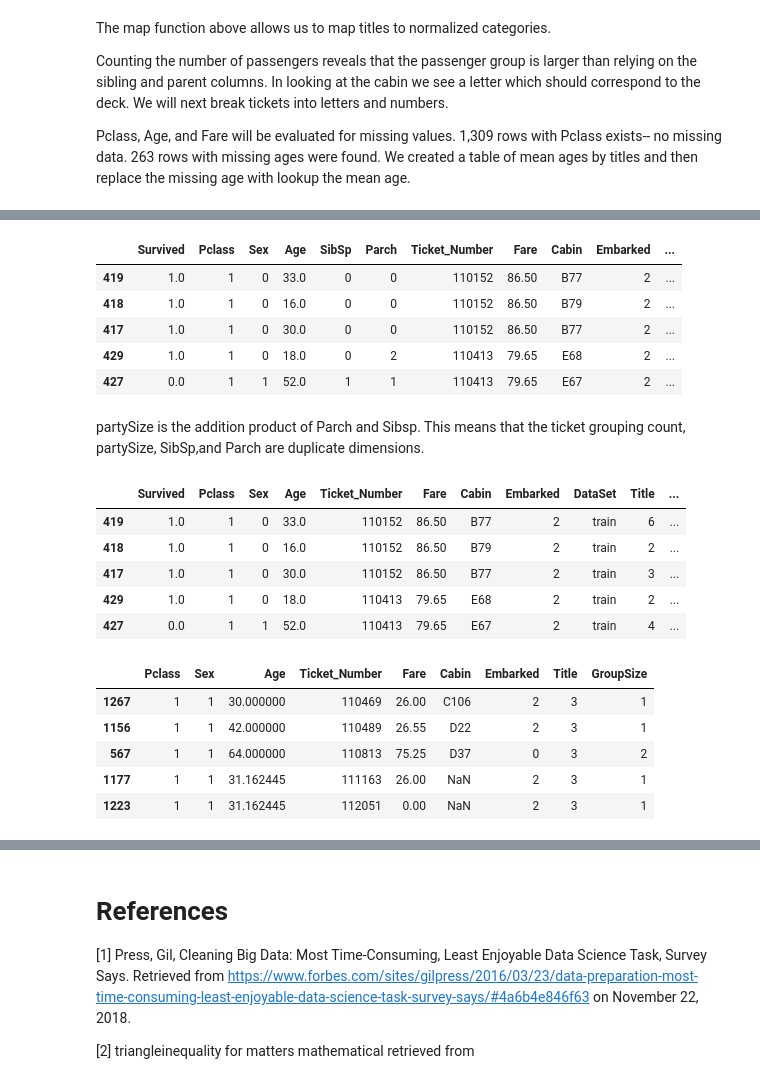
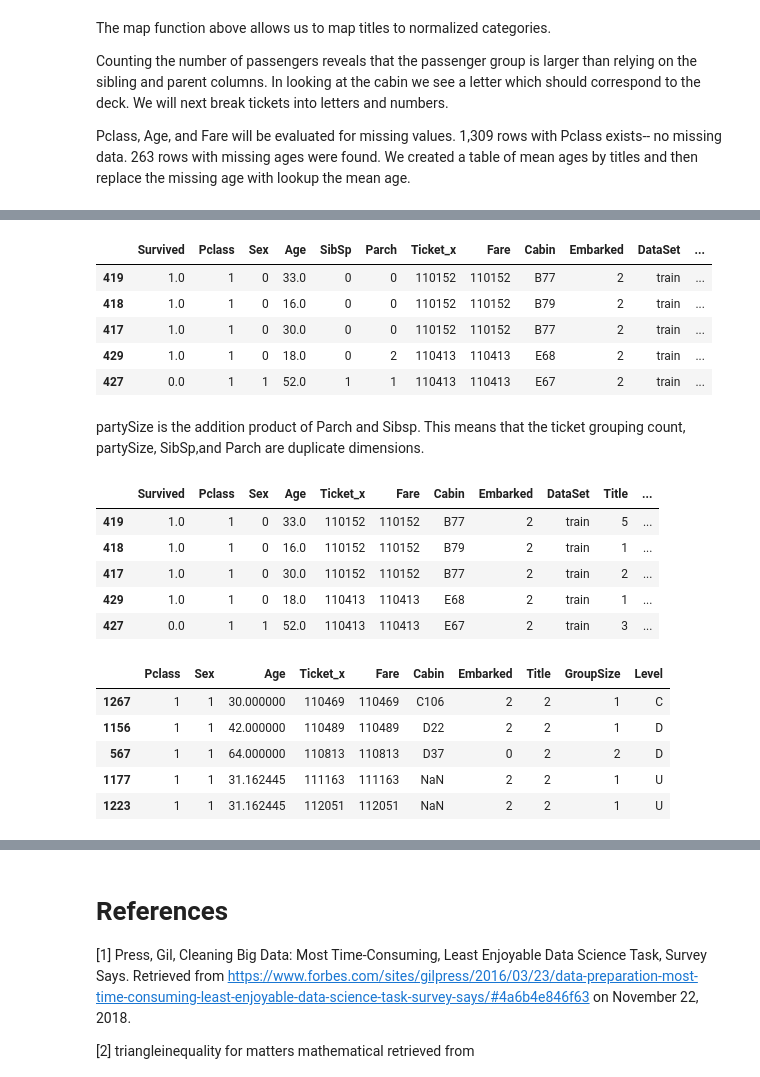
Before and after one commit to bthomas-ds/titanic, a Jupyter notebook: Titanic Challenge.ipynb, the cells around one changed output, grey strips where cells are left out. Cells and saved outputs as stored; diff of their text form; code cells hidden in the pictures.

```diff
--- a/Titanic Challenge.ipynb
+++ b/Titanic Challenge.ipynb
@@ -258,38 +210,38 @@ pd.crosstab([combinedSetWithCounts.Embarked, combinedSetWithCounts.Title], combi
 # %%
 # Separate the combined sets
-combinedSetWithCounts.columns = ['Survived', 'Pclass', 'Sex', 'Age', 'SibSp', 'Parch', 'Ticket_Number',
+combinedSetWithCounts.columns = ['Survived', 'Pclass', 'Sex', 'Age', 'SibSp', 'Parch', 'Ticket_x',
        'Fare', 'Cabin', 'Embarked', 'DataSet', 'Title', 'partySize',
-       'GroupSize']
+       'GroupSize', 'Level']
 combinedSetWithCounts.head()
 # %% [output]
-|  | Survived | Pclass | Sex | Age | SibSp | Parch | Ticket_Number | Fare | Cabin | Embarked | ... |
-| 419 | 1.0 | 1 | 0 | 33.0 | 0 | 0 | 110152 | 86.50 | B77 | 2 | ... |
-| 418 | 1.0 | 1 | 0 | 16.0 | 0 | 0 | 110152 | 86.50 | B79 | 2 | ... |
-| 417 | 1.0 | 1 | 0 | 30.0 | 0 | 0 | 110152 | 86.50 | B77 | 2 | ... |
-| 429 | 1.0 | 1 | 0 | 18.0 | 0 | 2 | 110413 | 79.65 | E68 | 2 | ... |
-| 427 | 0.0 | 1 | 1 | 52.0 | 1 | 1 | 110413 | 79.65 | E67 | 2 | ... |
+|  | Survived | Pclass | Sex | Age | SibSp | Parch | Ticket_x | Fare | Cabin | Embarked | DataSet | ... |
+| 419 | 1.0 | 1 | 0 | 33.0 | 0 | 0 | 110152 | 110152 | B77 | 2 | train | ... |
+| 418 | 1.0 | 1 | 0 | 16.0 | 0 | 0 | 110152 | 110152 | B79 | 2 | train | ... |
+| 417 | 1.0 | 1 | 0 | 30.0 | 0 | 0 | 110152 | 110152 | B77 | 2 | train | ... |
+| 429 | 1.0 | 1 | 0 | 18.0 | 0 | 2 | 110413 | 110413 | E68 | 2 | train | ... |
+| 427 | 0.0 | 1 | 1 | 52.0 | 1 | 1 | 110413 | 110413 | E67 | 2 | train | ... |
 # %% [markdown]
 partySize is the addition product of Parch and Sibsp. This means that the ticket grouping count, partySize, SibSp,and Parch are duplicate dimensions.
 # %%
 combinedSetWithCounts = combinedSetWithCounts.drop(['partySize', 'SibSp', 'Parch'], axis=1)
 combinedSetWithCounts.head()
 # %% [output]
-|  | Survived | Pclass | Sex | Age | Ticket_Number | Fare | Cabin | Embarked | DataSet | Title | ... |
-| 419 | 1.0 | 1 | 0 | 33.0 | 110152 | 86.50 | B77 | 2 | train | 6 | ... |
-| 418 | 1.0 | 1 | 0 | 16.0 | 110152 | 86.50 | B79 | 2 | train | 2 | ... |
-| 417 | 1.0 | 1 | 0 | 30.0 | 110152 | 86.50 | B77 | 2 | train | 3 | ... |
-| 429 | 1.0 | 1 | 0 | 18.0 | 110413 | 79.65 | E68 | 2 | train | 2 | ... |
-| 427 | 0.0 | 1 | 1 | 52.0 | 110413 | 79.65 | E67 | 2 | train | 4 | ... |
+|  | Survived | Pclass | Sex | Age | Ticket_x | Fare | Cabin | Embarked | DataSet | Title | ... |
+| 419 | 1.0 | 1 | 0 | 33.0 | 110152 | 110152 | B77 | 2 | train | 5 | ... |
+| 418 | 1.0 | 1 | 0 | 16.0 | 110152 | 110152 | B79 | 2 | train | 1 | ... |
+| 417 | 1.0 | 1 | 0 | 30.0 | 110152 | 110152 | B77 | 2 | train | 2 | ... |
+| 429 | 1.0 | 1 | 0 | 18.0 | 110413 | 110413 | E68 | 2 | train | 1 | ... |
+| 427 | 0.0 | 1 | 1 | 52.0 | 110413 | 110413 | E67 | 2 | train | 3 | ... |
 # %%
 test = combinedSetWithCounts[combinedSetWithCounts.DataSet == 'test']
 test = test.drop(['DataSet', 'Survived'], axis=1)
 test.head()
 # %% [output]
-|  | Pclass | Sex | Age | Ticket_Number | Fare | Cabin | Embarked | Title | GroupSize |
-| 1267 | 1 | 1 | 30.000000 | 110469 | 26.00 | C106 | 2 | 3 | 1 |
-| 1156 | 1 | 1 | 42.000000 | 110489 | 26.55 | D22 | 2 | 3 | 1 |
-| 567 | 1 | 1 | 64.000000 | 110813 | 75.25 | D37 | 0 | 3 | 2 |
-| 1177 | 1 | 1 | 31.162445 | 111163 | 26.00 | NaN | 2 | 3 | 1 |
-| 1223 | 1 | 1 | 31.162445 | 112051 | 0.00 | NaN | 2 | 3 | 1 |
+|  | Pclass | Sex | Age | Ticket_x | Fare | Cabin | Embarked | Title | GroupSize | Level |
+| 1267 | 1 | 1 | 30.000000 | 110469 | 110469 | C106 | 2 | 2 | 1 | C |
+| 1156 | 1 | 1 | 42.000000 | 110489 | 110489 | D22 | 2 | 2 | 1 | D |
+| 567 | 1 | 1 | 64.000000 | 110813 | 110813 | D37 | 0 | 2 | 2 | D |
+| 1177 | 1 | 1 | 31.162445 | 111163 | 111163 | NaN | 2 | 2 | 1 | U |
+| 1223 | 1 | 1 | 31.162445 | 112051 | 112051 | NaN | 2 | 2 | 1 | U |
 # %%
 train = combinedSetWithCounts[combinedSetWithCounts.DataSet == 'train']
```
Also changed, not shown: parts of 19 cells of this notebook.
